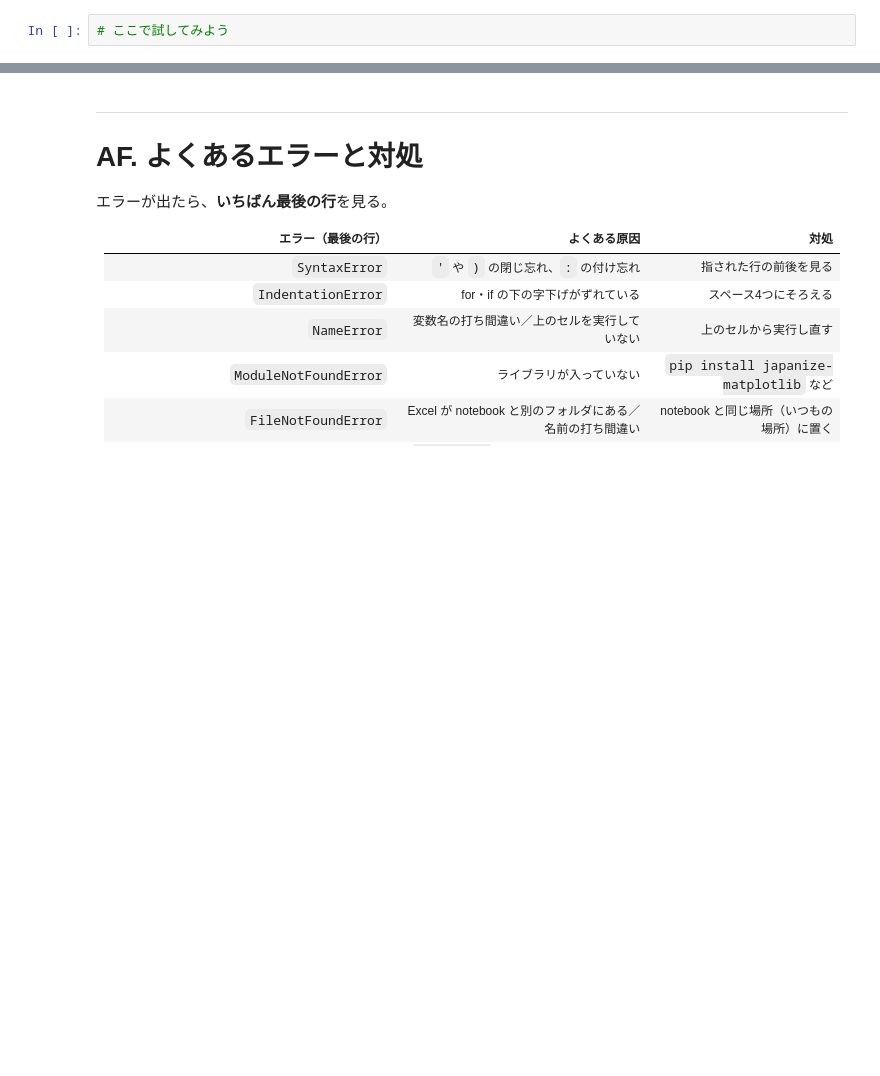
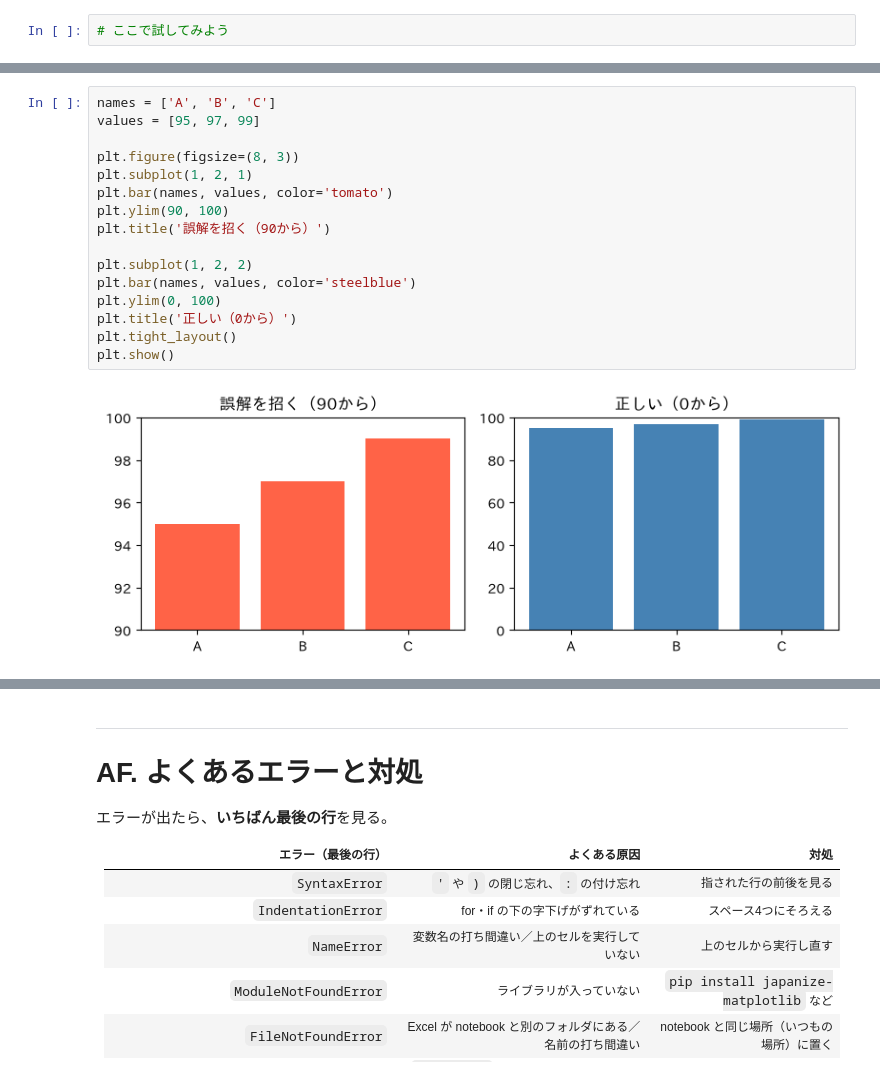
Before and after one commit to CreativeStudies-NGT/lectures, a Jupyter notebook: dsa/DSA2026_第11講_総復習.ipynb, the cells around one changed output, grey strips where cells are left out. Cells and saved outputs as stored; diff of their text form; blank space fills up the shorter version.

```diff
--- a/dsa/DSA2026_第11講_総復習.ipynb
+++ b/dsa/DSA2026_第11講_総復習.ipynb
@@ -289,0 +270,18 @@ plt.show()
+# %%
+names = ['A', 'B', 'C']
+values = [95, 97, 99]
+
+plt.figure(figsize=(8, 3))
+plt.subplot(1, 2, 1)
+plt.bar(names, values, color='tomato')
+plt.ylim(90, 100)
+plt.title('誤解を招く（90から）')
+
+plt.subplot(1, 2, 2)
+plt.bar(names, values, color='steelblue')
+plt.ylim(0, 100)
+plt.title('正しい（0から）')
+plt.tight_layout()
+plt.show()
+# %% [output]
+[figure, added]
```
Also changed, not shown: parts of 36 cells of this notebook, 13 other files.
